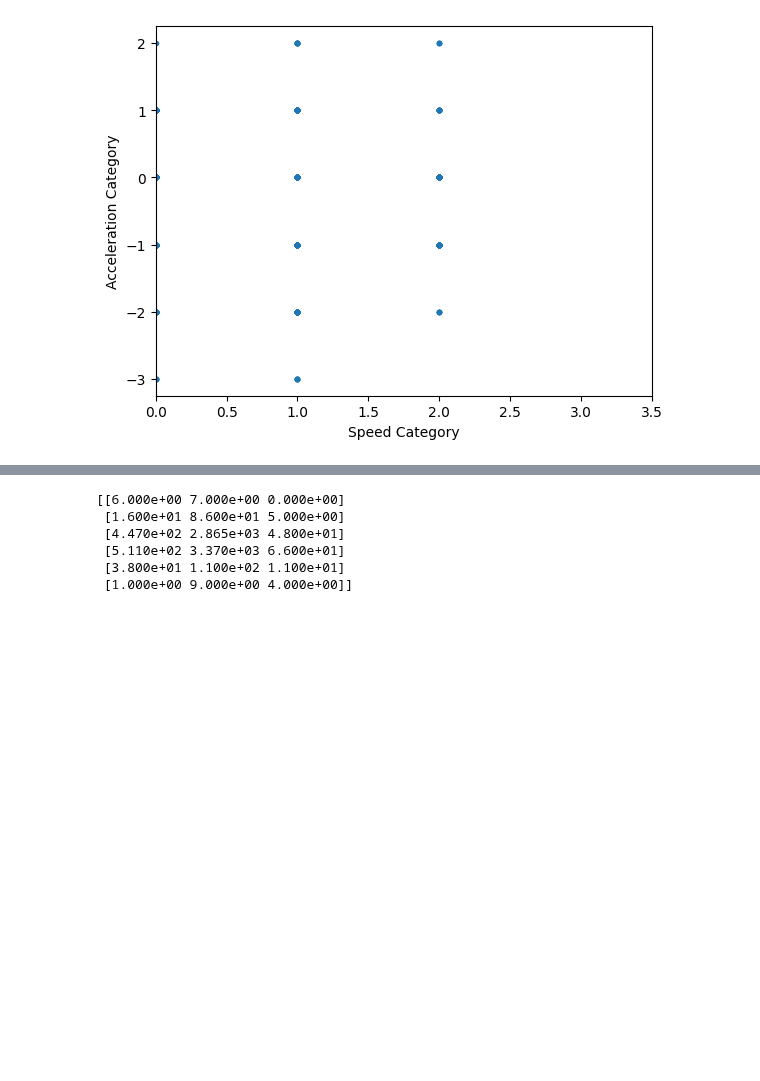
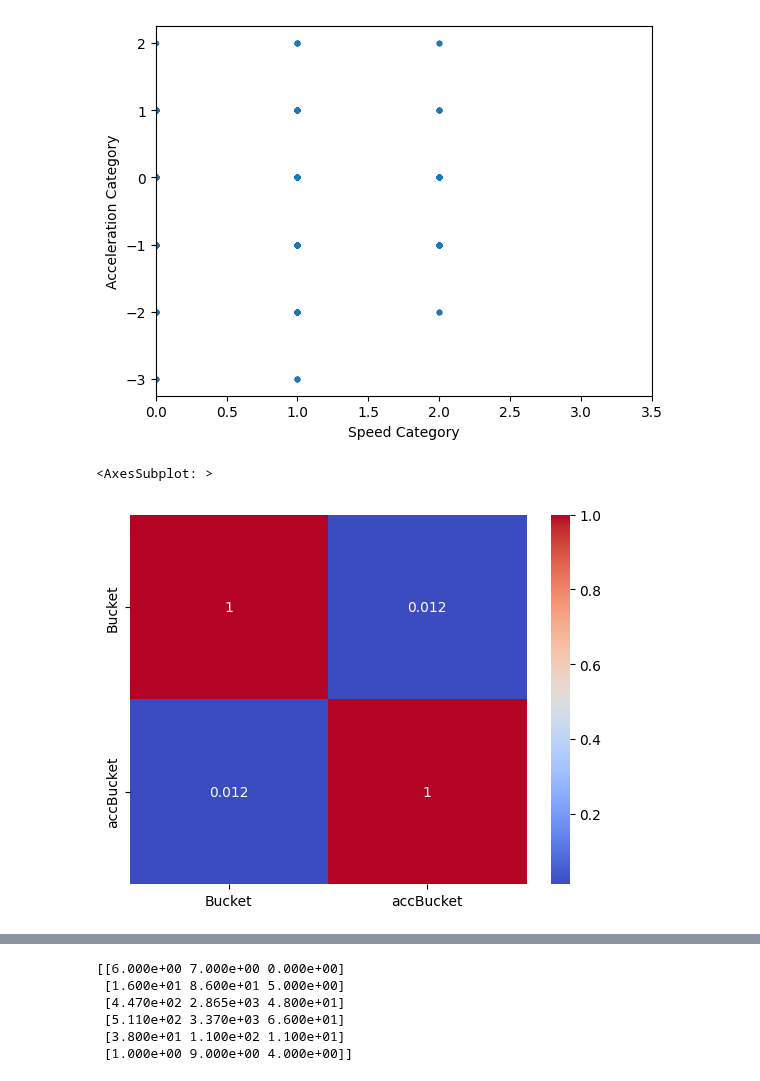
Before and after one commit to BUET-AV/behavior-hypotheses, a Jupyter notebook: src/notebooks/Behavior_Hypo_heatmap.ipynb, the cells around one changed output, grey strips where cells are left out. Saved outputs shown, nothing was run; the diff lists cells and outputs as text; code cells hidden in the pictures; blank space fills up the shorter version.

```diff
--- a/src/notebooks/Behavior_Hypo_heatmap.ipynb
+++ b/src/notebooks/Behavior_Hypo_heatmap.ipynb
@@ -338,3 +298,13 @@ plt.ylabel('Acceleration Category')
 plt.show()
 # %% [output]
 [figure]
+# %%
+numeric_col_dis = ['Bucket','accBucket']
+startingDf_copy2 = cleanPedDf_copy
+# Correlation Matrix formation
+corr_matrix_dis = startingDf_copy2.loc[:,numeric_col_dis].corr()
+# correlation_matrix = startingDf.corr()
+sns.heatmap(corr_matrix_dis, annot=True, cmap='coolwarm')
+# %% [output]
+<AxesSubplot: >
+[figure, added]
```
Also changed, not shown: parts of 20 cells of this notebook, 2 other files.
